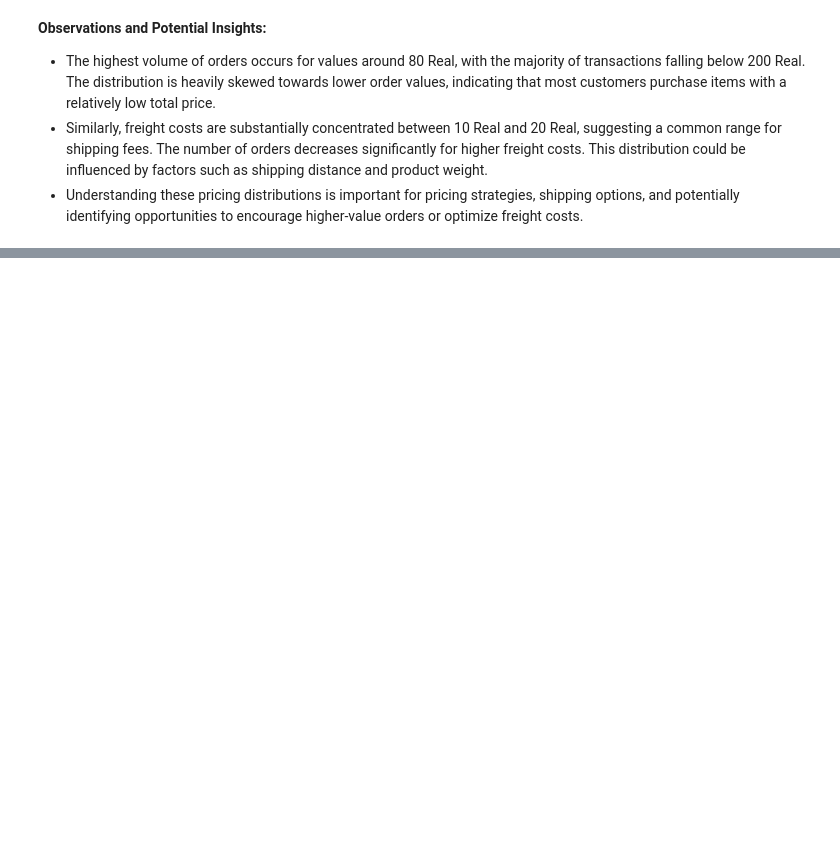
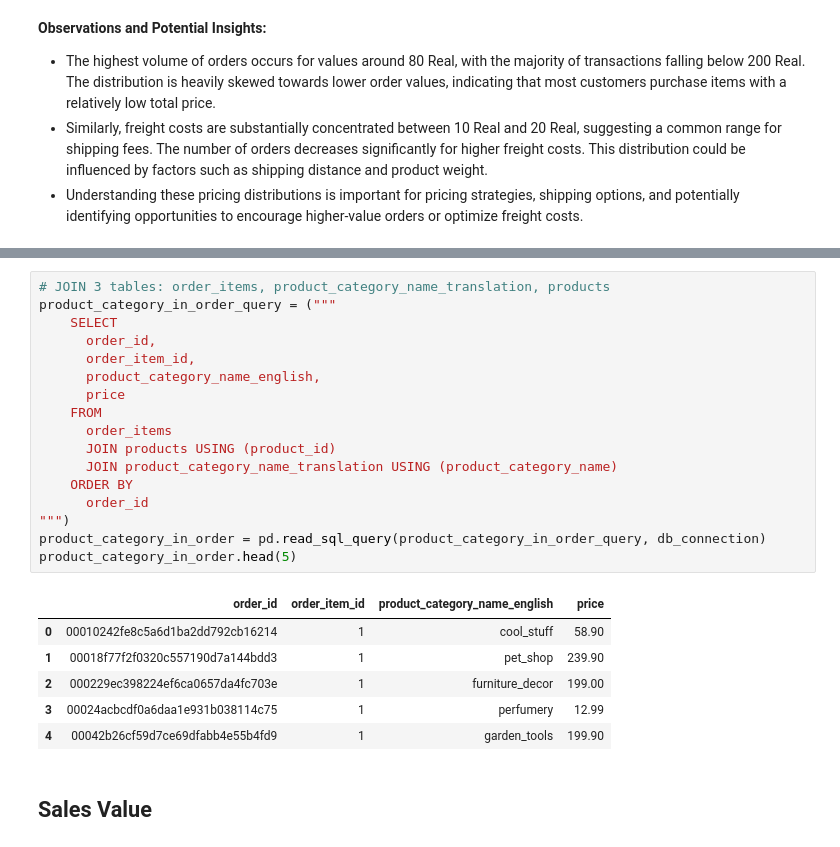
Before and after one commit to andy-nguyen-21/BrazilianE-Commerce, a Jupyter notebook: E_commerce_data_analyst.ipynb, the cells around one changed output, grey strips where cells are left out. Saved outputs shown, nothing was run; the diff lists cells and outputs as text; blank space fills up the shorter version.

```diff
--- a/E_commerce_data_analyst.ipynb
+++ b/E_commerce_data_analyst.ipynb
@@ -486,0 +497,26 @@ plt.show()
+# %%
+# JOIN 3 tables: order_items, product_category_name_translation, products
+product_category_in_order_query = ("""
+    SELECT
+      order_id,
+      order_item_id,
+      product_category_name_english,
+      price
+    FROM
+      order_items
+      JOIN products USING (product_id)
+      JOIN product_category_name_translation USING (product_category_name)
+    ORDER BY
+      order_id
+""")
+product_category_in_order = pd.read_sql_query(product_category_in_order_query, db_connection)
+product_category_in_order.head(5)
+# %% [output]
+|  | order_id | order_item_id | product_category_name_english | price |
+| 0 | 00010242fe8c5a6d1ba2dd792cb16214 | 1 | cool_stuff | 58.90 |
+| 1 | 00018f77f2f0320c557190d7a144bdd3 | 1 | pet_shop | 239.90 |
+| 2 | 000229ec398224ef6ca0657da4fc703e | 1 | furniture_decor | 199.00 |
+| 3 | 00024acbcdf0a6daa1e931b038114c75 | 1 | perfumery | 12.99 |
+| 4 | 00042b26cf59d7ce69dfabb4e55b4fd9 | 1 | garden_tools | 199.90 |
+# %% [markdown]
+## Sales Value
```
Also changed, not shown: parts of 14 cells of this notebook.
